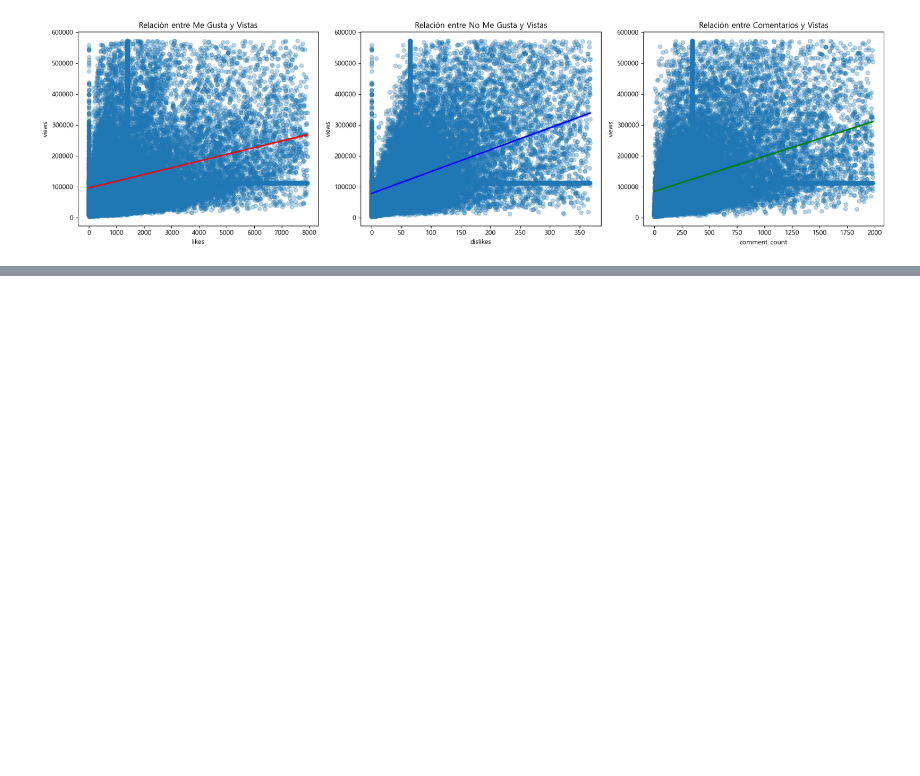
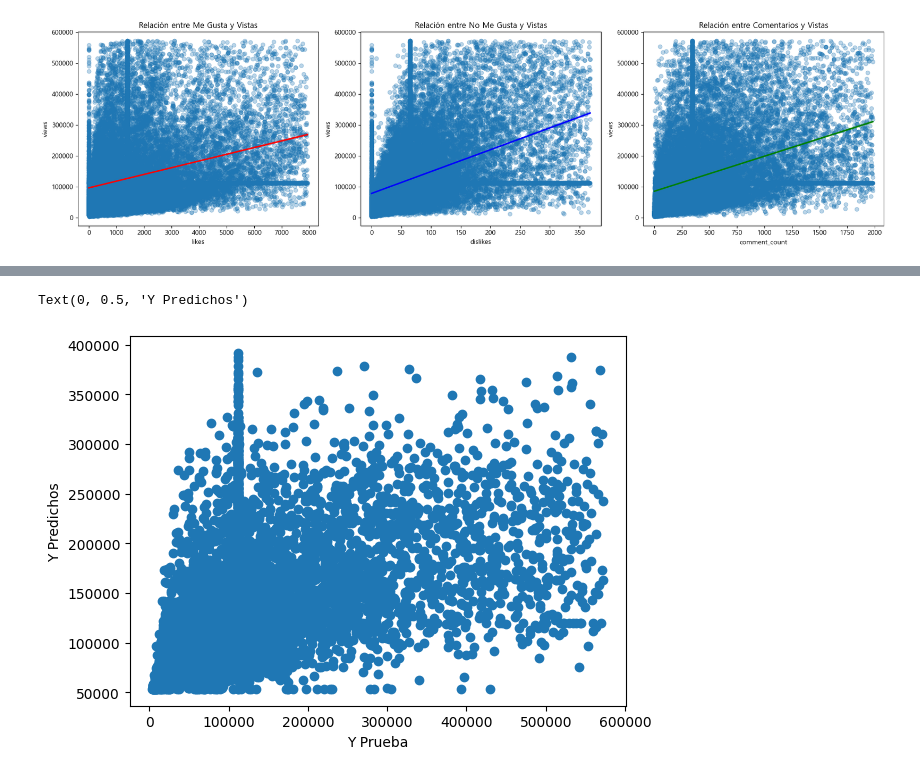
Before and after one commit to DiegoEBV/CRISP-DM-KRS, a Jupyter notebook: code/analysis-visualization.ipynb, the cells around one changed output, grey strips where cells are left out. Drawn from its saved outputs; the diff is of its cells as text; code cells hidden in the pictures; blank space fills up the shorter version.

```diff
--- a/code/analysis-visualization.ipynb
+++ b/code/analysis-visualization.ipynb
@@ -485,0 +512,9 @@ R2 Score: 0.2921374815704284
+# %%
+predictions = model.predict(X_test)
+# %%
+plt.scatter(y_test,predictions)
+plt.xlabel('Y Prueba')
+plt.ylabel('Y Predichos')
+# %% [output]
+Text(0, 0.5, 'Y Predichos')
+[figure, added]
```
Also changed, not shown: parts of 9 cells of this notebook, 1 other file.
